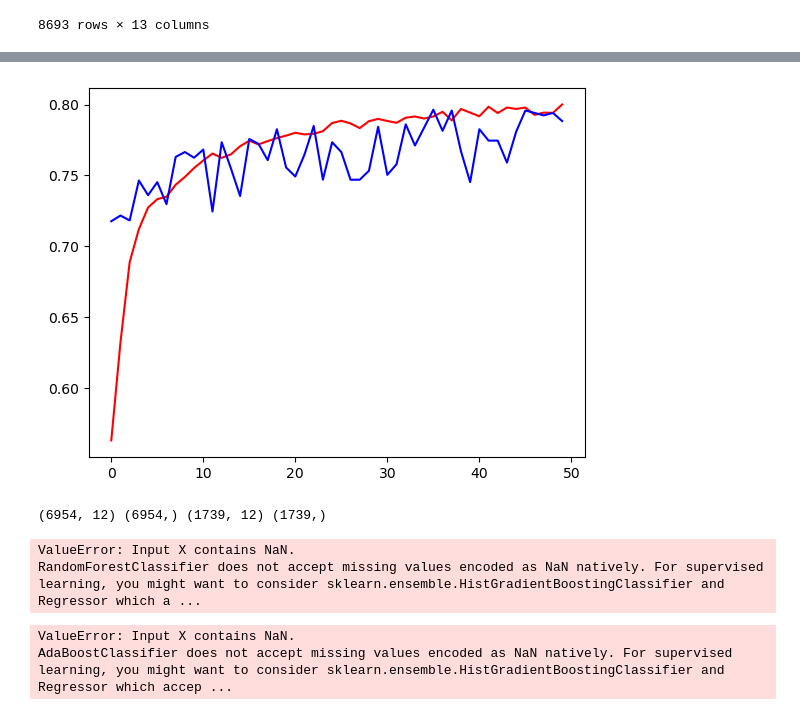
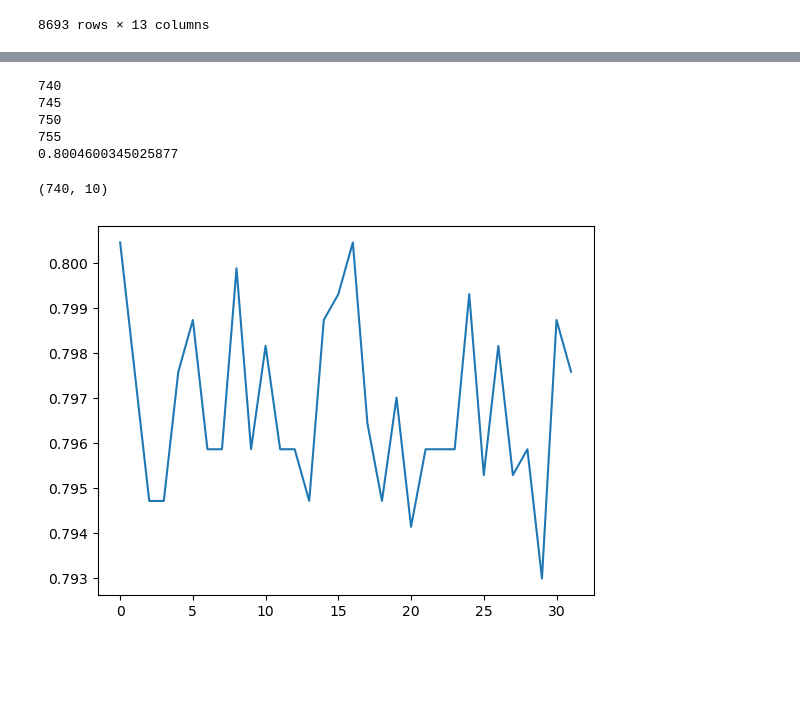
Before and after one commit to posyd0moika/SpaceShip-ML, a Jupyter notebook: Network.ipynb, the cells around one changed output, grey strips where cells are left out. Drawn from its saved outputs; the diff is of its cells as text; code cells hidden in the pictures; blank space fills up the shorter version.

```diff
--- a/Network.ipynb
+++ b/Network.ipynb
@@ -105,24 +108,26 @@ Epoch 50/50
-# %%
-plt.plot(his["accuracy"], c="r")
-plt.plot(his["val_accuracy"], c="b")
-plt.show()
-# %% [output]
-[figure, removed]
 # %%
-clf = RandomForestClassifier(n_estimators=400, max_depth=45)
 x_tr, x_test, y_tr, y_test = train_test_split(x_train, y_train, test_size=0.2, shuffle=False)
-print(x_tr.shape, y_tr.shape,x_test.shape,y_test.shape)
+print(x_tr.shape, y_tr.shape, x_test.shape, y_test.shape)
 
-clf.fit(x_tr,y_tr)
-clf.score(x_test,y_test)
+a = []
+clfs = []
+for i in range(740, 760, 5):
+    for j in range(10,50, 5):
+        clf = RandomForestClassifier(n_estimators=i, max_depth=j)
+        clf.fit(x_tr, y_tr)
+        a.append(clf.score(x_test, y_test))
+        clfs.append(clf)
+    print(i)
+plt.plot(a)
+clf_rf = max(clfs, key=lambda x: x.score(x_test, y_test))
+print(clf_rf.score(x_test, y_test))
+d = clf_rf.get_params(deep=True)
+d['n_estimators'], d['max_depth']
 # %% [output]
-(6954, 12) (6954,) (1739, 12) (1739,)
+740
+745
+750
+755
+0.8004600345025877
-ValueError: Input X contains NaN.
-RandomForestClassifier does not accept missing values encoded as NaN natively. For supervised learning, you might want to consider sklearn.ensemble.HistGradientBoostingClassifier and Regressor which a ...
+(740, 10)
+[figure, added]
-# %%
-clf = AdaBoostClassifier(n_estimators=800)
-clf.fit(x_tr,y_tr)
-clf.score(x_test,y_test)
-# %% [output]
-ValueError: Input X contains NaN.
-AdaBoostClassifier does not accept missing values encoded as NaN natively. For supervised learning, you might want to consider sklearn.ensemble.HistGradientBoostingClassifier and Regressor which accep ...
```
Also changed, not shown: parts of 6 cells of this notebook.
